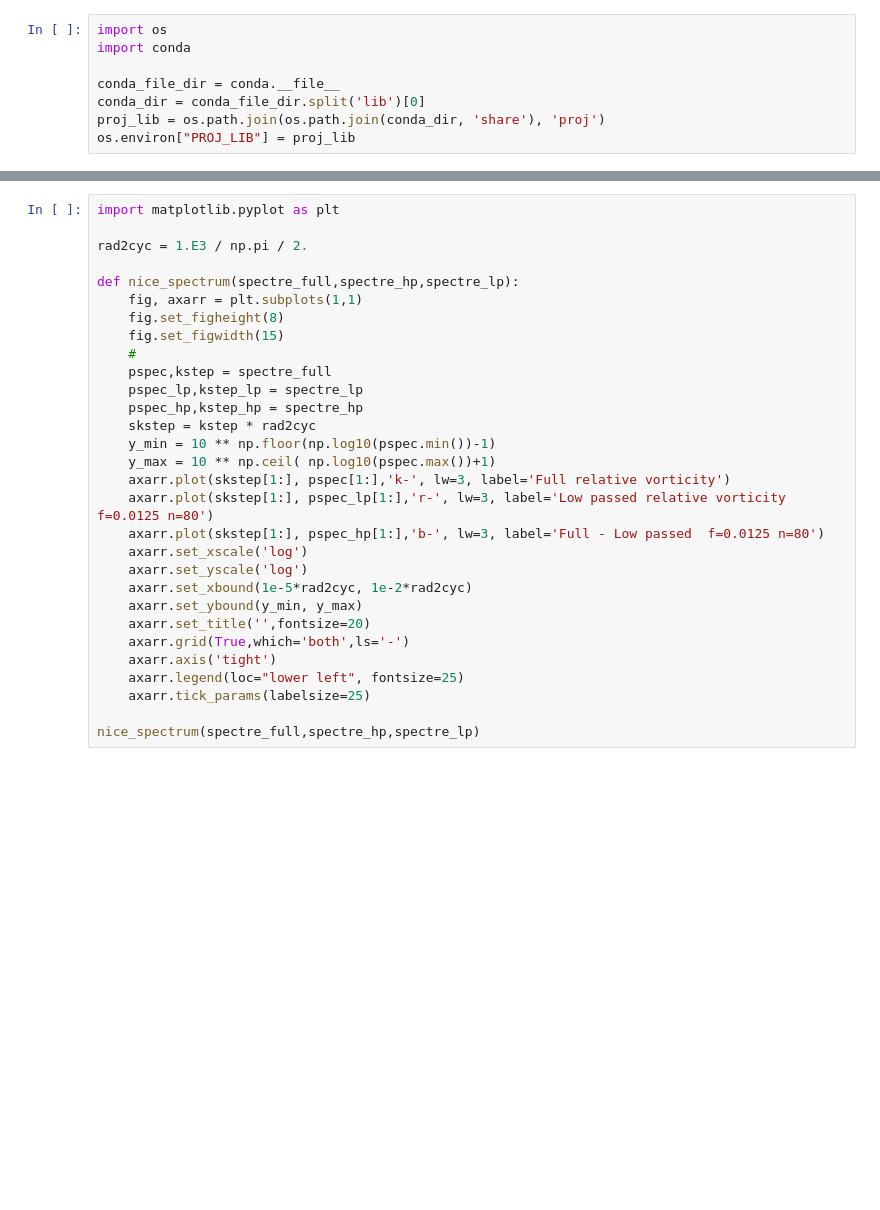
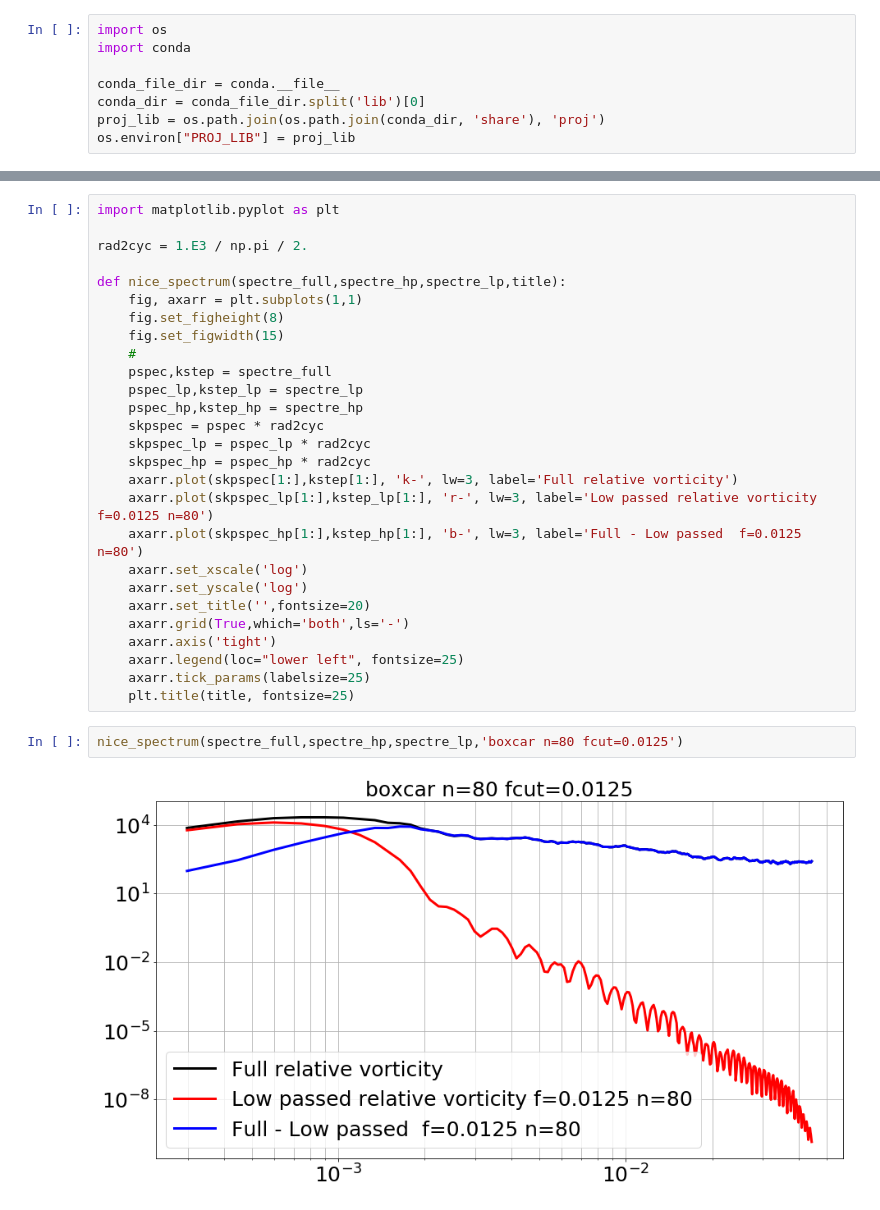
Before and after one commit to auraoupa/formation_ANNA, a Jupyter notebook: check_filtrage/2019-07-15-AA-testing-boxcar-window-filtering.ipynb, the cells around one changed output, grey strips where cells are left out. Drawn from its saved outputs; the diff is of its cells as text; blank space fills up the shorter version.

```diff
--- a/check_filtrage/2019-07-15-AA-testing-boxcar-window-filtering.ipynb
+++ b/check_filtrage/2019-07-15-AA-testing-boxcar-window-filtering.ipynb
@@ -59,7 +79,7 @@ import matplotlib.pyplot as plt
 
 rad2cyc = 1.E3 / np.pi / 2.
 
-def nice_spectrum(spectre_full,spectre_hp,spectre_lp):
+def nice_spectrum(spectre_full,spectre_hp,spectre_lp,title):
     fig, axarr = plt.subplots(1,1)
     fig.set_figheight(8)
     fig.set_figwidth(15)
@@ -67,20 +87,21 @@ def nice_spectrum(spectre_full,spectre_hp,spectre_lp):
     pspec,kstep = spectre_full
     pspec_lp,kstep_lp = spectre_lp
     pspec_hp,kstep_hp = spectre_hp
-    skstep = kstep * rad2cyc
-    y_min = 10 ** np.floor(np.log10(pspec.min())-1)
-    y_max = 10 ** np.ceil( np.log10(pspec.max())+1)
-    axarr.plot(skstep[1:], pspec[1:],'k-', lw=3, label='Full relative vorticity')
-    axarr.plot(skstep[1:], pspec_lp[1:],'r-', lw=3, label='Low passed relative vorticity f=0.0125 n=80')
-    axarr.plot(skstep[1:], pspec_hp[1:],'b-', lw=3, label='Full - Low passed  f=0.0125 n=80')
+    skpspec = pspec * rad2cyc
+    skpspec_lp = pspec_lp * rad2cyc
+    skpspec_hp = pspec_hp * rad2cyc
+    axarr.plot(skpspec[1:],kstep[1:], 'k-', lw=3, label='Full relative vorticity')
+    axarr.plot(skpspec_lp[1:],kstep_lp[1:], 'r-', lw=3, label='Low passed relative vorticity f=0.0125 n=80')
+    axarr.plot(skpspec_hp[1:],kstep_hp[1:], 'b-', lw=3, label='Full - Low passed  f=0.0125 n=80')
     axarr.set_xscale('log')
     axarr.set_yscale('log')
-    axarr.set_xbound(1e-5*rad2cyc, 1e-2*rad2cyc)
-    axarr.set_ybound(y_min, y_max)
     axarr.set_title('',fontsize=20)
     axarr.grid(True,which='both',ls='-')
     axarr.axis('tight')
     axarr.legend(loc="lower left", fontsize=25)
     axarr.tick_params(labelsize=25)
-
-nice_spectrum(spectre_full,spectre_hp,spectre_lp)
+    plt.title(title, fontsize=25)
+# %%
+nice_spectrum(spectre_full,spectre_hp,spectre_lp,'boxcar n=80 fcut=0.0125')
+# %% [output]
+[figure, added]
```
Also changed, not shown: parts of 5 cells of this notebook.
